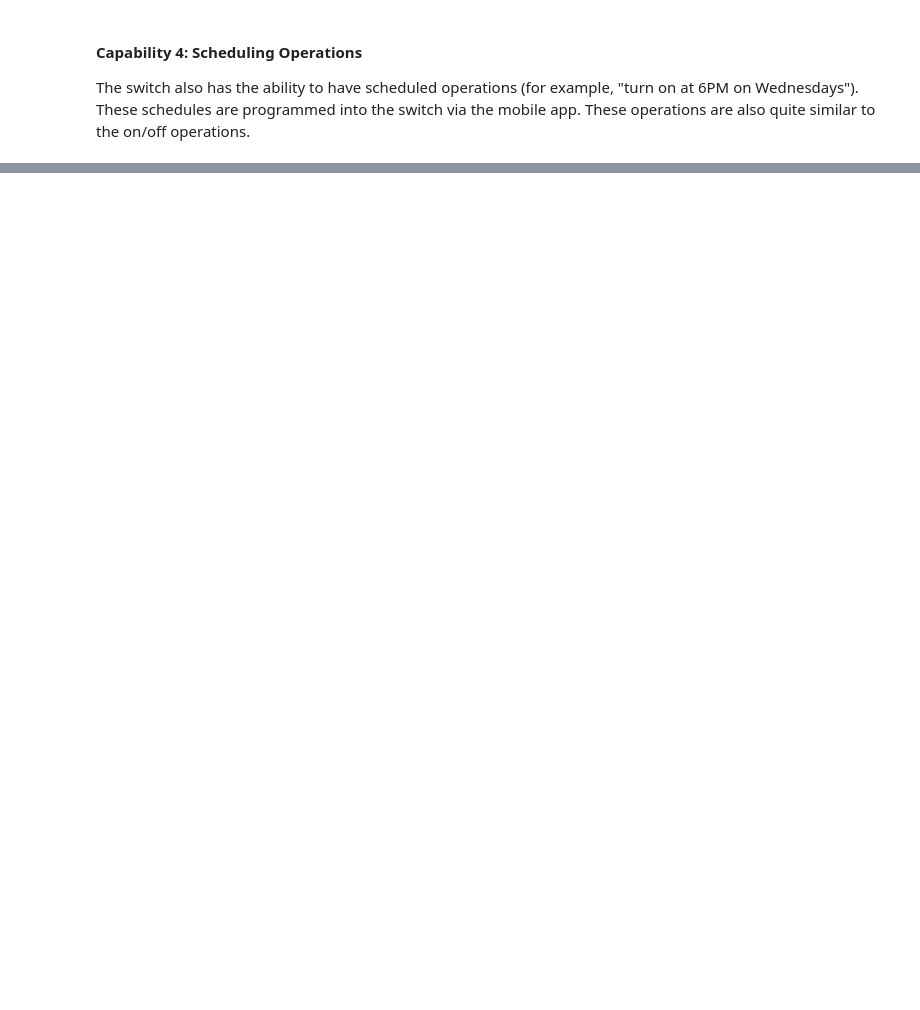
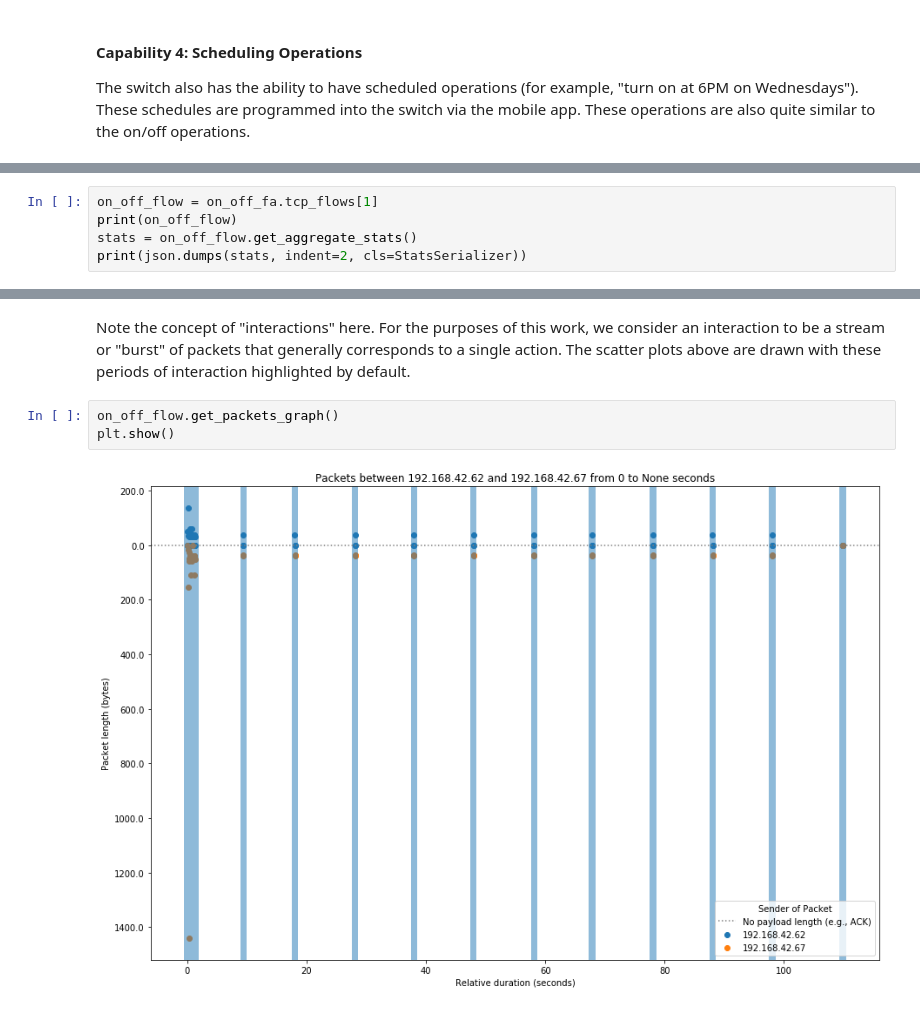
Before and after one commit to adolan5/NetworkAuditing, a Jupyter notebook: Network Characteristics.ipynb, the cells around one changed output, grey strips where cells are left out. Cells and saved outputs as stored; diff of their text form; blank space fills up the shorter version.

```diff
--- a/Network Characteristics.ipynb
+++ b/Network Characteristics.ipynb
@@ -93,0 +98,5 @@ for f in fa.tcp_flows:
+# %%
+on_off_flow = on_off_fa.tcp_flows[1]
+print(on_off_flow)
+stats = on_off_flow.get_aggregate_stats()
+print(json.dumps(stats, indent=2, cls=StatsSerializer))
@@ -93,0 +138,7 @@ for f in fa.tcp_flows:
+# %% [markdown]
+Note the concept of "interactions" here. For the purposes of this work, we consider an interaction to be a stream or "burst" of packets that generally corresponds to a single action. The scatter plots above are drawn with these periods of interaction highlighted by default.
+# %%
+on_off_flow.get_packets_graph()
+plt.show()
+# %% [output]
+[figure, added]
```
Also changed, not shown: parts of 12 cells of this notebook.
